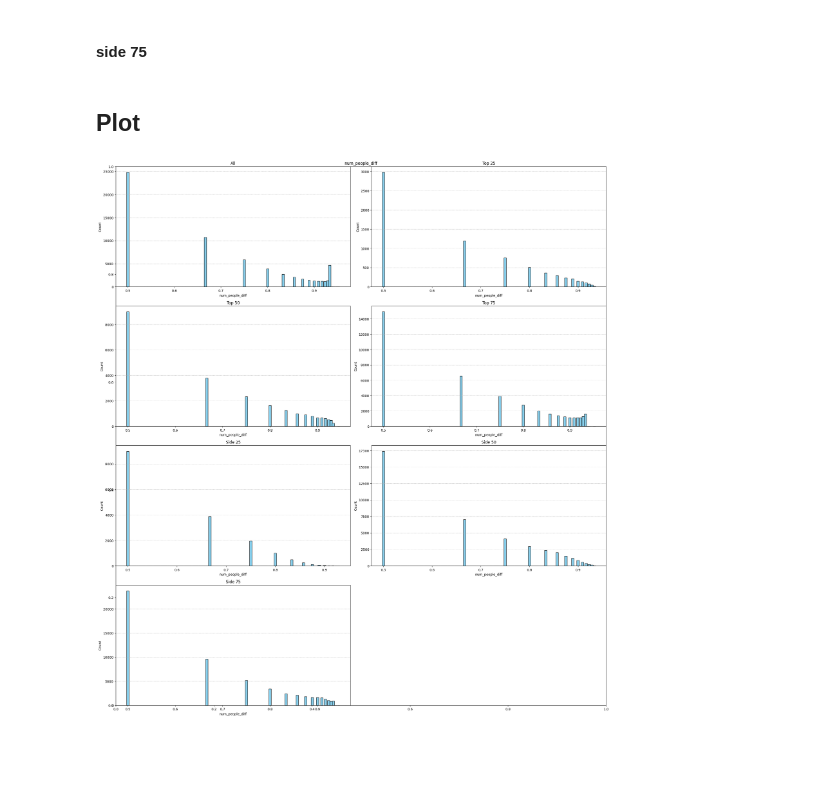
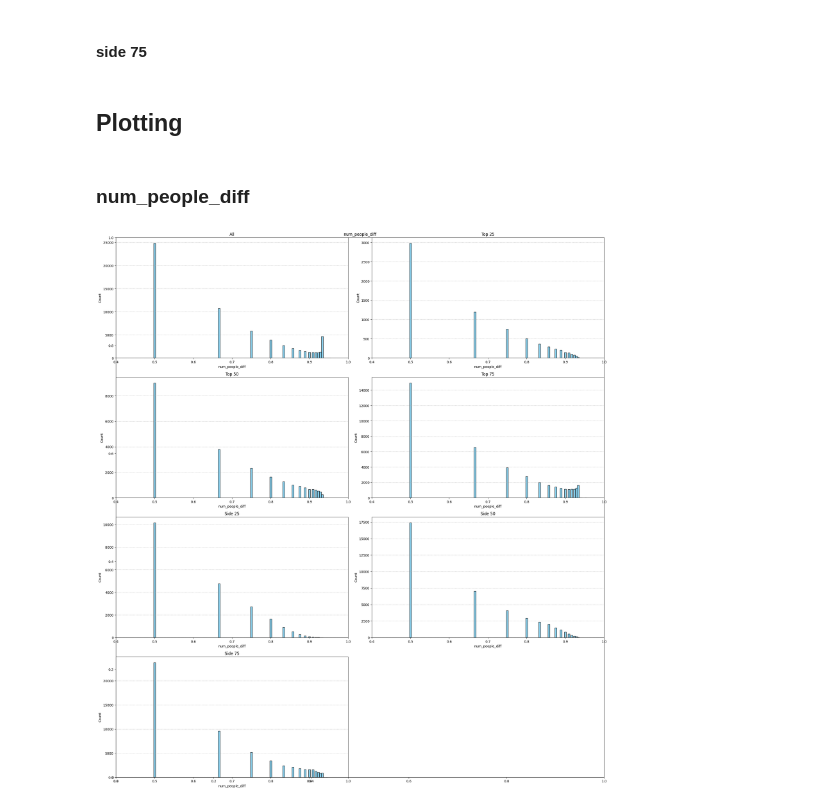
Before and after one commit to federicopaschetta/FemaleObjectificationInMovies, a Jupyter notebook: script.ipynb, the cells around one changed output. Drawn from its saved outputs; the diff is of its cells as text; code cells hidden in the pictures; blank space fills up the shorter version.

Commit message:
added_plots and visibility_dif

```diff
--- a/script.ipynb
+++ b/script.ipynb
@@ -164,8 +183,24 @@ add_num_people_diff(side_50_df)
 side_75_df = create_grouped_df(create_df('x', 'width', 0.75, img_width))
 add_num_people_diff(side_75_df)
 # %%
-df_list = [img_df, top_25_df, top_50_df, top_75_df, side_25_df, side_50_df, side_75_df]
+df_list = [all_img_df, top_25_df, top_50_df, top_75_df, side_25_df, side_50_df, side_75_df]
 df_names = ['All', 'Top 25', 'Top 50', 'Top 75', 'Side 25', 'Side 50', 'Side 75']
+# %%
+def add_people_size_diff(df):
+    df['people_size_diff'] = np.minimum(1, 1-df['area_norm'])
+    df = df.drop(['area_norm'], axis=1)
+    return df
+# %%
+def compute_visibility_dif(df):
+    df = df.rename(columns={'vis_face_ratio': 'face_avg_ratio', 'vis_body_ratio': 'body_avg_ratio', 'vis_extremities_ratio': 'extremities_avg_ratio'})
+    df['visibility_dif'] = 1-(df['face_avg_ratio']*0.5+df['body_avg_ratio']*0.3+df['extremities_avg_ratio']*0.2)
+    return df
+# %%
+for i, (dframe, dname) in enumerate(zip(df_list, df_names)):
+    df_list[i] = add_people_size_diff(dframe)
+    df_list[i] = compute_visibility_dif(df_list[i])
+# %% [markdown]
+## Plotting
 # %%
 def plot_hist(df, title):
     plt.bar(df['num_people_diff'].value_counts().keys(), df['num_people_diff'].value_counts().values, width=0.005, color="skyblue", edgecolor="black")
@@ -174,19 +209,19 @@ def plot_hist(df, title):
     plt.title(f"{title}")
     plt.grid(axis="y", linestyle="--", alpha=0.7)
 # %% [markdown]
-## Plot
+### num_people_diff
 # %%
 plt.figure(figsize=(22, 24))
 plt.title(f"num_people_diff")
 for index, data in enumerate(zip(df_list, df_names)):
     ax = plt.subplot(4, 2, index+1)
     plot_hist(data[0], data[1])
-
+    ax.set_xlim(0.4, 1)
 plt.tight_layout()
 
 plt.show()
 # %% [output]
-[figure, old version]
+[figure, new version]
 # %%
 colors = ["skyblue", "salmon", "lightgreen", "red", "purple", "orange", "cyan"]
 
```
Also changed, not shown: parts of 18 cells of this notebook.
